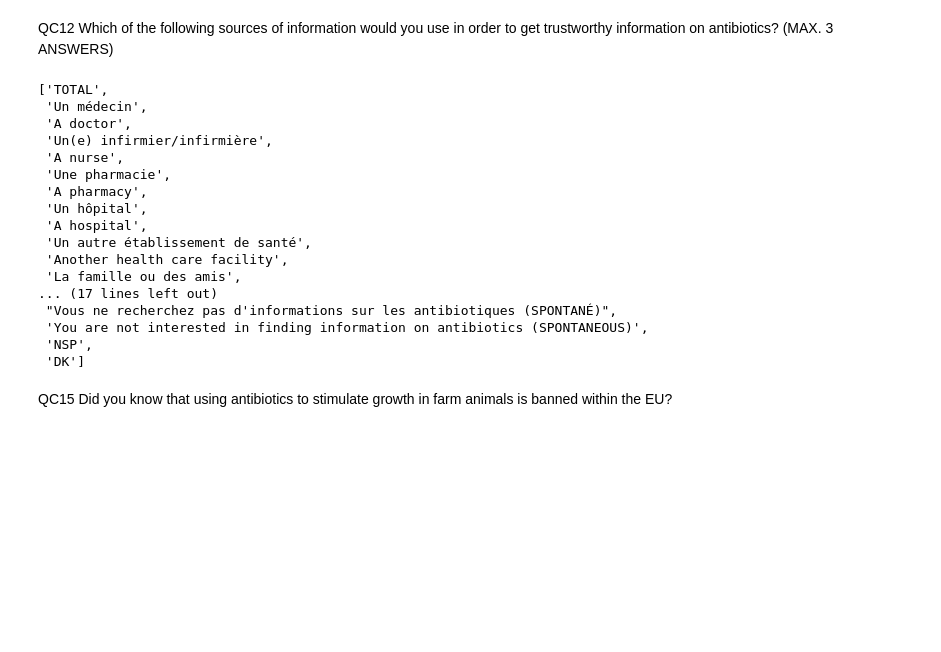
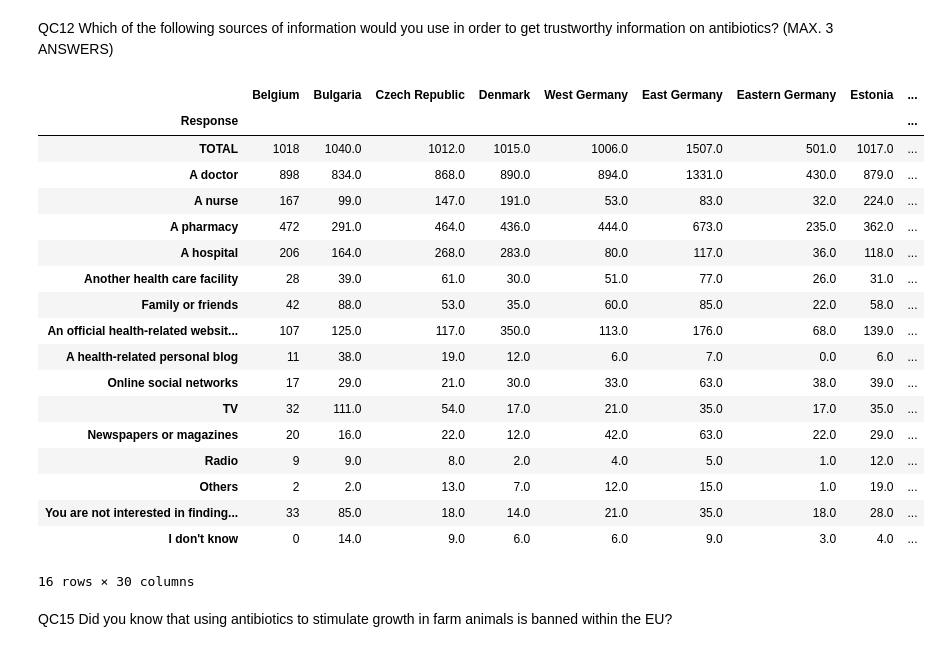
Before and after one commit to phoebemma/Project-1-Writing-a-Data-Science-Blog-post, a Jupyter notebook: EU_Antimicrobial resistance.ipynb, the cells around one changed output. Saved outputs shown, nothing was run; the diff lists cells and outputs as text; code cells hidden in the pictures; blank space fills up the shorter version.

```diff
--- a/EU_Antimicrobial resistance.ipynb
+++ b/EU_Antimicrobial resistance.ipynb
@@ -485,34 +485,47 @@ QC12 Which of the following sources of information would you use in order to get
 # %%
 Question_12= pd.read_excel(EU_antibiotics, "QC12", skiprows = 7, header = [1])
 Question_12= Question_12.drop(["UE28\nEU28", "Unnamed: 0"], axis = 1)
 Question_12.rename(columns ={"Unnamed: 1":"Response", "BE": "Belgium", "BG": "Bulgaria", "CZ": "Czech Republic",
                           "DK": "Denmark", "D-W": "West Germany", "DE": "East Germany", "D-E": "Eastern Germany", "EE": "Estonia",
                            "IE": "Ireland", "EL" :"Greece" , "ES":"Spain", "FR":"France", "HR":"Croatia", "IT":"Italy","CY":"Cyprus",
                            "LV":"Latvia", "LT": "Lithuania", "LU": "Luxembourg", "HU":"Hungary", "MT":"Malta", "NL":"Netherlands",
                             "AT":"Austria", "PL": "Poland", "PT":"Portugal", "RO": "Romania", "SI":"Slovenia", "SK":"Slovekia",
                           "FI":"Finland", "SE": "Sweden", "UK":"United Kingdom" }, inplace = True)
+Question_12 = Question_12.set_index("Response")
+Question_12 =Question_12.loc[["TOTAL", "Un médecin", "Un(e) infirmier/infirmière", "Une pharmacie", "Un hôpital",
+                             "Un autre établissement de santé", "La famille ou des amis",
+                             "Un site Internet officiel lié à la santé (par ex. site du Gouvernement national/ de l’institut national de santé publique/ de l’Union européenne)",
+                             "Un blog personnel lié à la santé", "Un réseau social en ligne" ,"La télévision",
+                             "Un journal ou un magazine", "La radio", "Autre (SPONTANÉ)",
+                             "Vous ne recherchez pas d'informations sur les antibiotiques (SPONTANÉ)", "NSP"]]
+Question_12= Question_12.rename(index= {"Un médecin":"A doctor", "Un(e) infirmier/infirmière":"A nurse", "Une pharmacie": "A pharmacy", "Un hôpital": "A hospital",
+                             "Un autre établissement de santé": "Another health care facility", "La famille ou des amis": "Family or friends",
+                             "Un site Internet officiel lié à la santé (par ex. site du Gouvernement national/ de l’institut national de santé publique/ de l’Union européenne)": "An official health-related website (e.g. a website set up by the national government/ public health body/ European Union)",
+                             "Un blog personnel lié à la santé" : "A health-related personal blog", "Un réseau social en ligne":"Online social networks" ,"La télévision": "TV",
+                             "Un journal ou un magazine":"Newspapers or magazines", "La radio":"Radio", "Autre (SPONTANÉ)":"Others",
+                             "Vous ne recherchez pas d'informations sur les antibiotiques (SPONTANÉ)":"You are not interested in finding information on antibiotics (SPONTANEOUS)", "NSP":"I don't know"})
 Question_12.reset_index(drop = True)
-Question_12.head(10)
+Question_12.head(20)
+# %% [output]
+|  | Belgium | Bulgaria | Czech Republic | Denmark | West Germany | East Germany | Eastern Germany | Estonia | ... |
+| Response |  |  |  |  |  |  |  |  | ... |
+| TOTAL | 1018 | 1040.0 | 1012.0 | 1015.0 | 1006.0 | 1507.0 | 501.0 | 1017.0 | ... |
+| A doctor | 898 | 834.0 | 868.0 | 890.0 | 894.0 | 1331.0 | 430.0 | 879.0 | ... |
+| A nurse | 167 | 99.0 | 147.0 | 191.0 | 53.0 | 83.0 | 32.0 | 224.0 | ... |
+| A pharmacy | 472 | 291.0 | 464.0 | 436.0 | 444.0 | 673.0 | 235.0 | 362.0 | ... |
+| A hospital | 206 | 164.0 | 268.0 | 283.0 | 80.0 | 117.0 | 36.0 | 118.0 | ... |
+| Another health care facility | 28 | 39.0 | 61.0 | 30.0 | 51.0 | 77.0 | 26.0 | 31.0 | ... |
+| Family or friends | 42 | 88.0 | 53.0 | 35.0 | 60.0 | 85.0 | 22.0 | 58.0 | ... |
+| An official health-related websit... | 107 | 125.0 | 117.0 | 350.0 | 113.0 | 176.0 | 68.0 | 139.0 | ... |
+| A health-related personal blog | 11 | 38.0 | 19.0 | 12.0 | 6.0 | 7.0 | 0.0 | 6.0 | ... |
+| Online social networks | 17 | 29.0 | 21.0 | 30.0 | 33.0 | 63.0 | 38.0 | 39.0 | ... |
+| TV | 32 | 111.0 | 54.0 | 17.0 | 21.0 | 35.0 | 17.0 | 35.0 | ... |
+| Newspapers or magazines | 20 | 16.0 | 22.0 | 12.0 | 42.0 | 63.0 | 22.0 | 29.0 | ... |
+| Radio | 9 | 9.0 | 8.0 | 2.0 | 4.0 | 5.0 | 1.0 | 12.0 | ... |
+| Others | 2 | 2.0 | 13.0 | 7.0 | 12.0 | 15.0 | 1.0 | 19.0 | ... |
+| You are not interested in finding... | 33 | 85.0 | 18.0 | 14.0 | 21.0 | 35.0 | 18.0 | 28.0 | ... |
+| I don't know | 0 | 14.0 | 9.0 | 6.0 | 6.0 | 9.0 | 3.0 | 4.0 | ... |
+16 rows × 30 columns
-# %%
-list(Question_12["Response"])
-# %% [output]
-['TOTAL',
- 'Un médecin',
- 'A doctor',
- 'Un(e) infirmier/infirmière',
- 'A nurse',
- 'Une pharmacie',
- 'A pharmacy',
- 'Un hôpital',
- 'A hospital',
- 'Un autre établissement de santé',
- 'Another health care facility',
- 'La famille ou des amis',
-... (17 lines left out)
- "Vous ne recherchez pas d'informations sur les antibiotiques (SPONTANÉ)",
- 'You are not interested in finding information on antibiotics (SPONTANEOUS)',
- 'NSP',
- 'DK']
 # %% [markdown]
 QC15 Did you know that using antibiotics to stimulate growth in farm animals is banned within the EU?
 # %%
```
Also changed, not shown: parts of 3 cells of this notebook.
